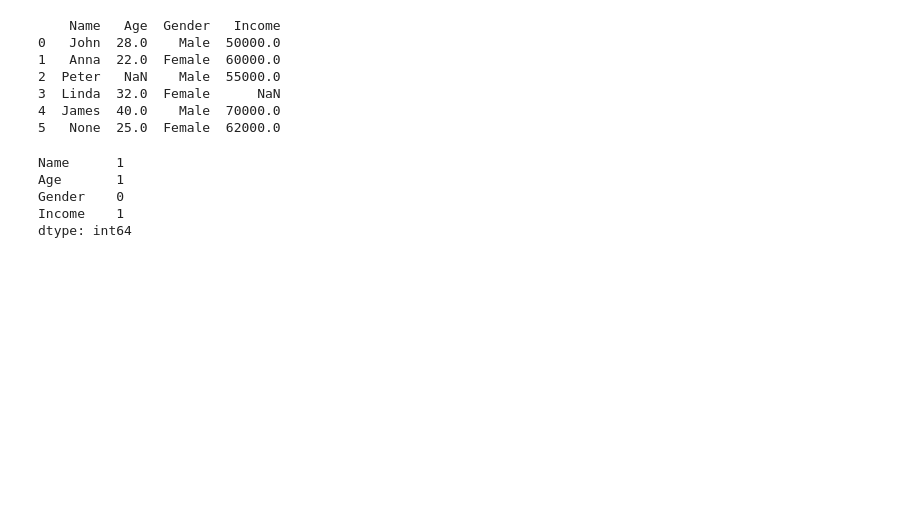
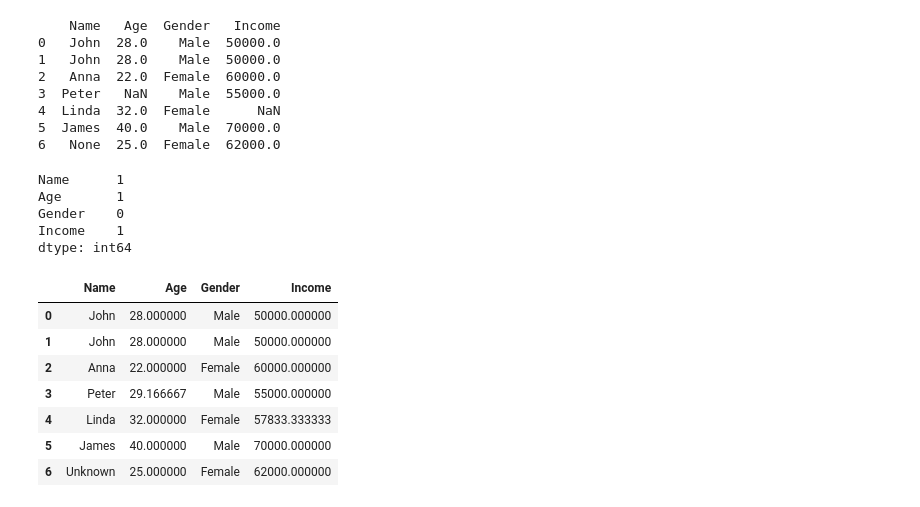
Before and after one commit to Storm00212/Data-manipulation-using-python, a Jupyter notebook: Simple_notebook_to_understand_dataset_cleaning_and_preprocessing.ipynb, the cells around one changed output. Cells and saved outputs as stored; diff of their text form; code cells hidden in the pictures; blank space fills up the shorter version.

Commit message:
Handled duplicates

```diff
--- a/Simple_notebook_to_understand_dataset_cleaning_and_preprocessing.ipynb
+++ b/Simple_notebook_to_understand_dataset_cleaning_and_preprocessing.ipynb
@@ -8,27 +8,43 @@ import seaborn as sns
 from sklearn.preprocessing import LabelEncoder, MinMaxScaler, StandardScaler
 # %%
 data = {
-    'Name': ['John', 'Anna', 'Peter', 'Linda', 'James', None],
-    'Age': [28, 22, np.nan, 32, 40, 25],
-    'Gender': ['Male', 'Female', 'Male', 'Female', 'Male', 'Female'],
-    'Income': [50000, 60000, 55000, None, 70000, 62000]
+    'Name': ['John','John', 'Anna', 'Peter', 'Linda', 'James', None],
+    'Age': [28,28 ,22, np.nan, 32, 40, 25],
+    'Gender': ['Male','Male', 'Female', 'Male', 'Female', 'Male', 'Female'],
+    'Income': [50000,50000, 60000, 55000, None, 70000, 62000]
 }
 df = pd.DataFrame(data)
 print(df)
 # %% [output]
     Name   Age  Gender   Income
 0   John  28.0    Male  50000.0
-1   Anna  22.0  Female  60000.0
-2  Peter   NaN    Male  55000.0
-3  Linda  32.0  Female      NaN
-4  James  40.0    Male  70000.0
-5   None  25.0  Female  62000.0
+1   John  28.0    Male  50000.0
+2   Anna  22.0  Female  60000.0
+3  Peter   NaN    Male  55000.0
+4  Linda  32.0  Female      NaN
+5  James  40.0    Male  70000.0
+6   None  25.0  Female  62000.0
-# %%
-# HANDLING NULL VALUES
-print(df.isnull().sum())
-# %% [output]
-Name      1
-Age       1
-Gender    0
-Income    1
-dtype: int64
+# %%
+# HANDLING NULL VALUES
+print(df.isnull().sum())
+# to handle null values you can either drop them or fill missing data
+# dropping   df_drop = df.dropna()
+#filling missing data
+df['Age'] = df['Age'].fillna(df['Age'].mean())
+df['Income'] = df['Income'].fillna(df['Income'].mean())
+df['Name'] = df['Name'].fillna('Unknown')
+display(df)
+# %% [output]
+Name      1
+Age       1
+Gender    0
+Income    1
+dtype: int64
+|  | Name | Age | Gender | Income |
+| 0 | John | 28.000000 | Male | 50000.000000 |
+| 1 | John | 28.000000 | Male | 50000.000000 |
+| 2 | Anna | 22.000000 | Female | 60000.000000 |
+| 3 | Peter | 29.166667 | Male | 55000.000000 |
+| 4 | Linda | 32.000000 | Female | 57833.333333 |
+| 5 | James | 40.000000 | Male | 70000.000000 |
+| 6 | Unknown | 25.000000 | Female | 62000.000000 |
```
Also changed, not shown: parts of 2 cells of this notebook.
